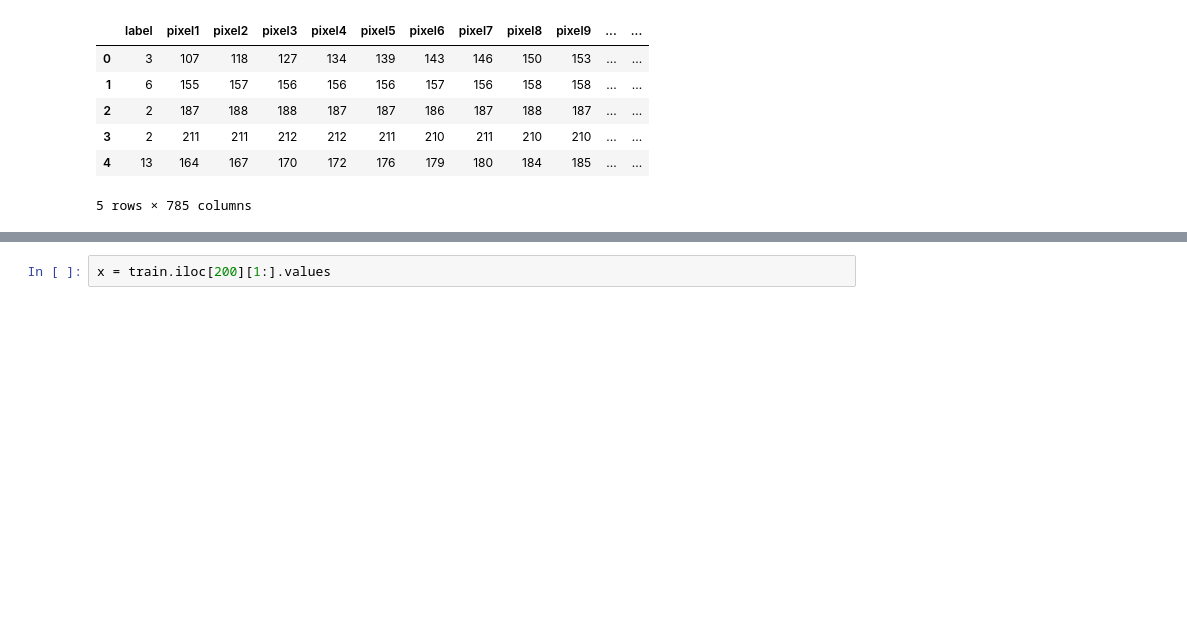
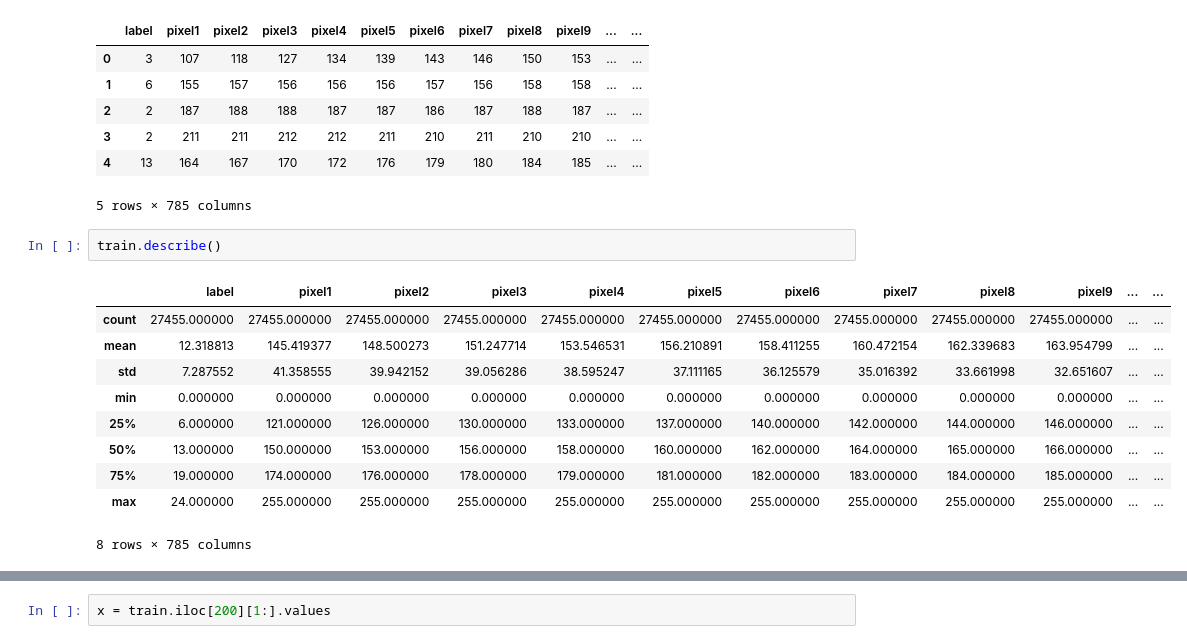
Before and after one commit to shashins/Capstone3_Project, a Jupyter notebook: DataWragling_EDA.ipynb, the cells around one changed output, grey strips where cells are left out. Saved outputs shown, nothing was run; the diff lists cells and outputs as text; blank space fills up the shorter version.

```diff
--- a/DataWragling_EDA.ipynb
+++ b/DataWragling_EDA.ipynb
@@ -25,3 +25,16 @@ train.head()
 | 3 | 2 | 211 | 211 | 212 | 212 | 211 | 210 | 211 | 210 | 210 | ... | ... |
 | 4 | 13 | 164 | 167 | 170 | 172 | 176 | 179 | 180 | 184 | 185 | ... | ... |
 5 rows × 785 columns
+# %%
+train.describe()
+# %% [output]
+|  | label | pixel1 | pixel2 | pixel3 | pixel4 | pixel5 | pixel6 | pixel7 | pixel8 | pixel9 | ... | ... |
+| count | 27455.000000 | 27455.000000 | 27455.000000 | 27455.000000 | 27455.000000 | 27455.000000 | 27455.000000 | 27455.000000 | 27455.000000 | 27455.000000 | ... | ... |
+| mean | 12.318813 | 145.419377 | 148.500273 | 151.247714 | 153.546531 | 156.210891 | 158.411255 | 160.472154 | 162.339683 | 163.954799 | ... | ... |
+| std | 7.287552 | 41.358555 | 39.942152 | 39.056286 | 38.595247 | 37.111165 | 36.125579 | 35.016392 | 33.661998 | 32.651607 | ... | ... |
+| min | 0.000000 | 0.000000 | 0.000000 | 0.000000 | 0.000000 | 0.000000 | 0.000000 | 0.000000 | 0.000000 | 0.000000 | ... | ... |
+| 25% | 6.000000 | 121.000000 | 126.000000 | 130.000000 | 133.000000 | 137.000000 | 140.000000 | 142.000000 | 144.000000 | 146.000000 | ... | ... |
+| 50% | 13.000000 | 150.000000 | 153.000000 | 156.000000 | 158.000000 | 160.000000 | 162.000000 | 164.000000 | 165.000000 | 166.000000 | ... | ... |
+| 75% | 19.000000 | 174.000000 | 176.000000 | 178.000000 | 179.000000 | 181.000000 | 182.000000 | 183.000000 | 184.000000 | 185.000000 | ... | ... |
+| max | 24.000000 | 255.000000 | 255.000000 | 255.000000 | 255.000000 | 255.000000 | 255.000000 | 255.000000 | 255.000000 | 255.000000 | ... | ... |
+8 rows × 785 columns
```
Also changed, not shown: parts of 14 cells of this notebook, 1 other file.
